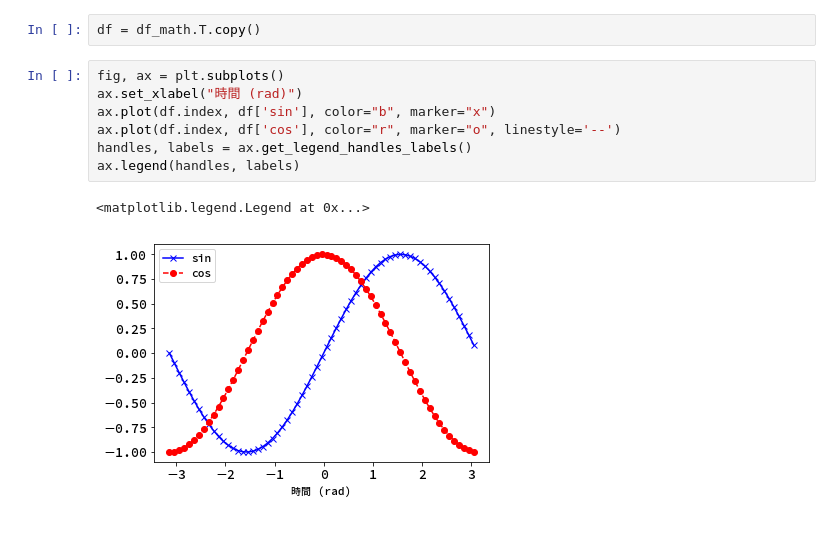
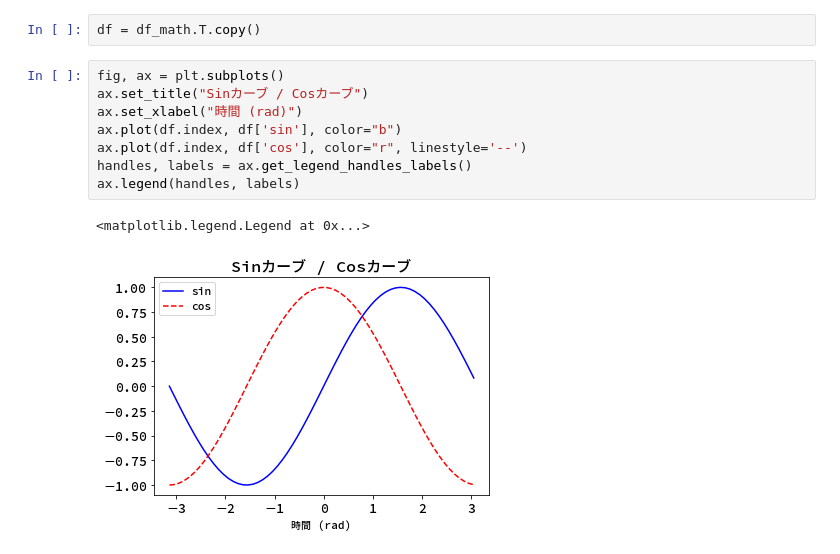
Before and after one commit to terapyon/leaning-pandas, a Jupyter notebook: matplotlib日本語.ipynb, the cells around one changed output. Saved outputs shown, nothing was run; the diff lists cells and outputs as text.

```diff
--- a/matplotlib日本語.ipynb
+++ b/matplotlib日本語.ipynb
@@ -135,11 +135,12 @@ df_math.T
 df = df_math.T.copy()
 # %%
 fig, ax = plt.subplots()
+ax.set_title("Sinカーブ / Cosカーブ")
 ax.set_xlabel("時間 (rad)")
-ax.plot(df.index, df['sin'], color="b", marker="x")
-ax.plot(df.index, df['cos'], color="r", marker="o", linestyle='--')
+ax.plot(df.index, df['sin'], color="b")
+ax.plot(df.index, df['cos'], color="r", linestyle='--')
 handles, labels = ax.get_legend_handles_labels()
 ax.legend(handles, labels)
 # %% [output]
 <matplotlib.legend.Legend at 0x...>
-[figure, old version]
+[figure, new version]
```
